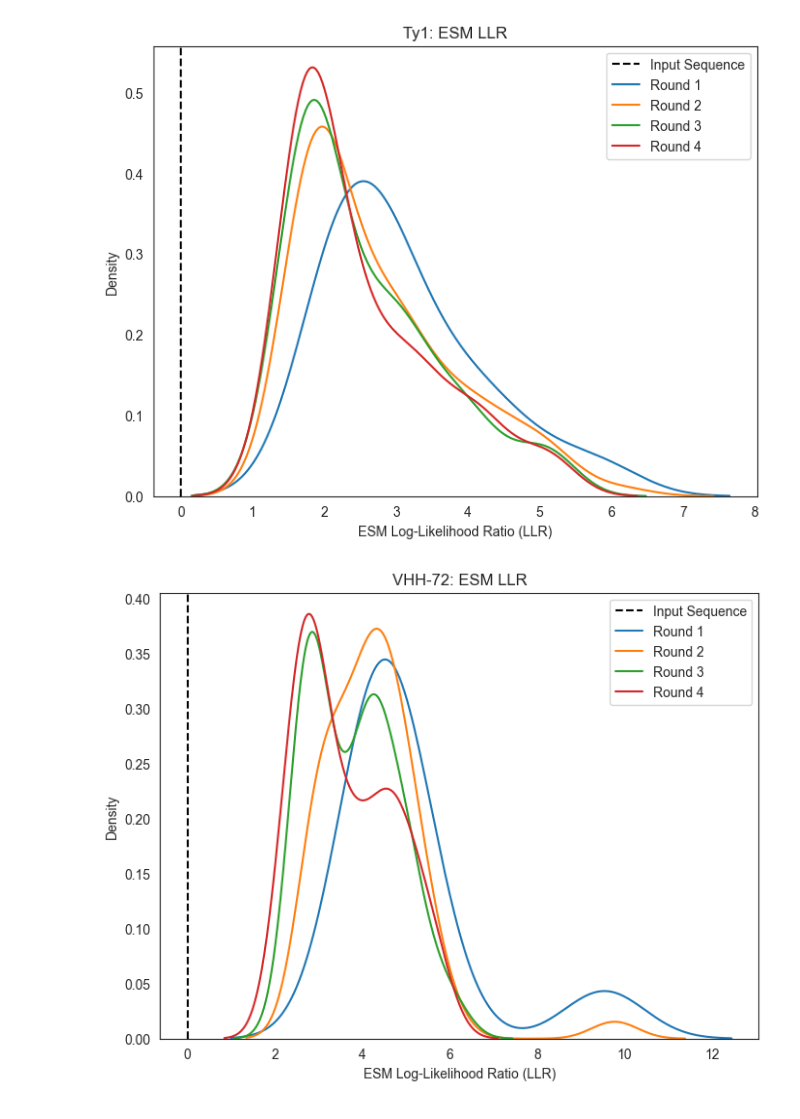
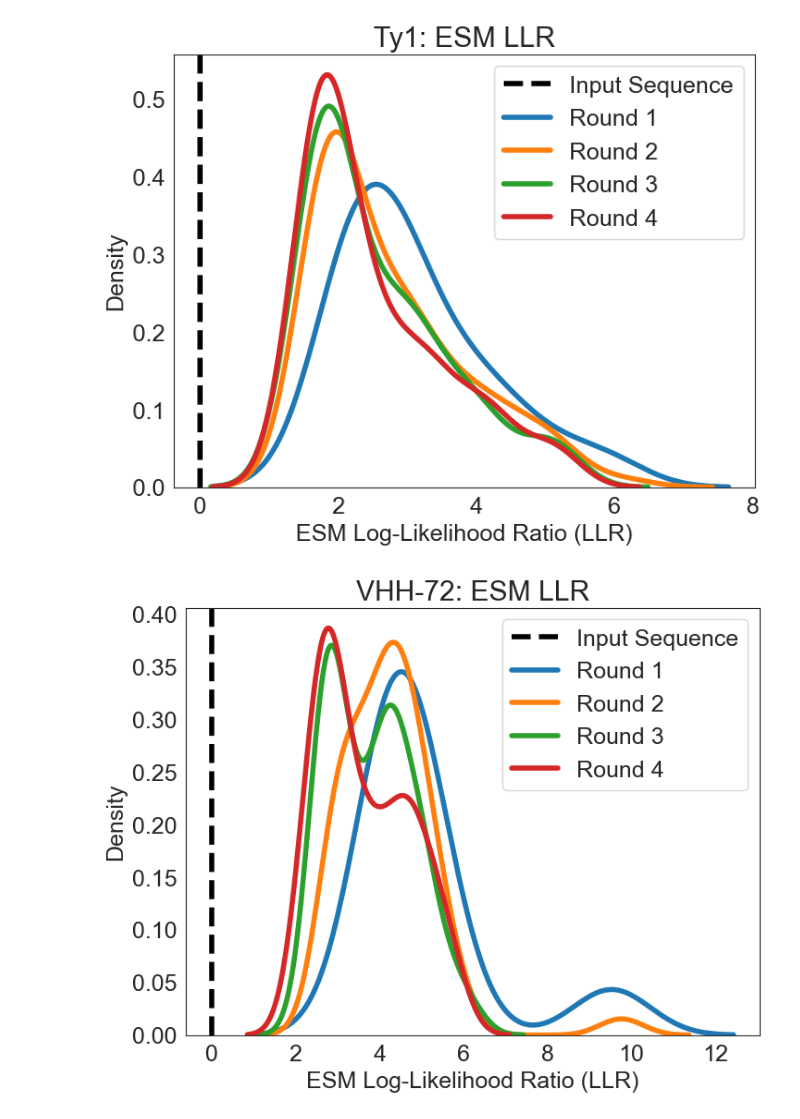
Before and after one commit to yehonathank/virtual-lab, a Jupyter notebook: nanobody_design/plot_results_workflow_1.ipynb, the cells around one changed output. Cells and saved outputs as stored; diff of their text form; code cells hidden in the pictures.

Commit message:
Updating font sizes in figures

```diff
--- a/nanobody_design/plot_results_workflow_1.ipynb
+++ b/nanobody_design/plot_results_workflow_1.ipynb
@@ -1,10 +1,13 @@
 # %%
 from pathlib import Path
 
+import matplotlib
 import matplotlib.pyplot as plt
 import numpy as np
 import pandas as pd
 import seaborn as sns
+
+matplotlib.rcParams.update({'font.size': 18})
 # %%
 scores_dir = Path("designed/workflow_1/scores")
 combined_dir = Path("designed/workflow_1/combined")
@@ -16,15 +19,18 @@ sns.set_style("white")
 
 figure_dir = Path("figures/nanobody_analysis_workflow_1")
 figure_dir.mkdir(parents=True, exist_ok=True)
+
+linewidth = 4
+s = 250
 # %%
 # Plot ESM scores across rounds (all top 20 designs per input nanobody sequence)
 for nanobody in nanobodies:
     fig, ax = plt.subplots(1, 1, figsize=(8, 6))
-    ax.axvline(0, color="black", linestyle="--", label="Input Sequence")
+    ax.axvline(0, color="black", linestyle="--", label="Input Sequence", linewidth=linewidth)
     for round_num in range(1, max_round + 1):
         scores_path = scores_dir / f"round_{round_num}_scores" / f"{nanobody}_all.csv"
         scores = pd.read_csv(scores_path)
-        sns.kdeplot(data=scores, x="log_likelihood_ratio", label=f"Round {round_num}", ax=ax)
+        sns.kdeplot(data=scores, x="log_likelihood_ratio", label=f"Round {round_num}", ax=ax, linewidth=linewidth)
     ax.set_title(f"{nanobody}: ESM LLR")
     ax.set_xlabel("ESM Log-Likelihood Ratio (LLR)")
     plt.legend()
@@ -35,5 +41,5 @@ for nanobody in nanobodies:
-[figure, old version]
+[figure, new version]
-[figure, old version]
+[figure, new version]
 # %%
 # Plot AlphaFold-Multimer ipLDDT vs Rosetta dG_separated scores across rounds (top 5 from each round)
 for nanobody in nanobodies:
```
Also changed, not shown: parts of 4 cells of this notebook, 1 other file.
